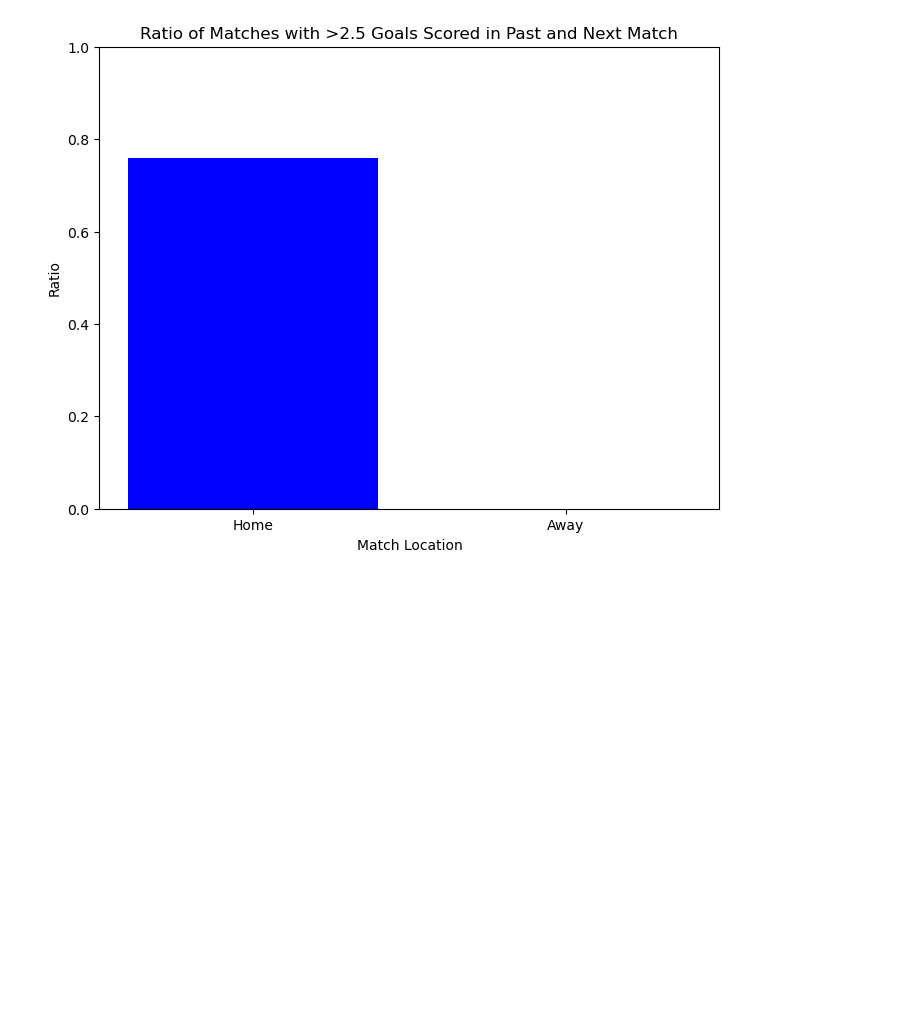
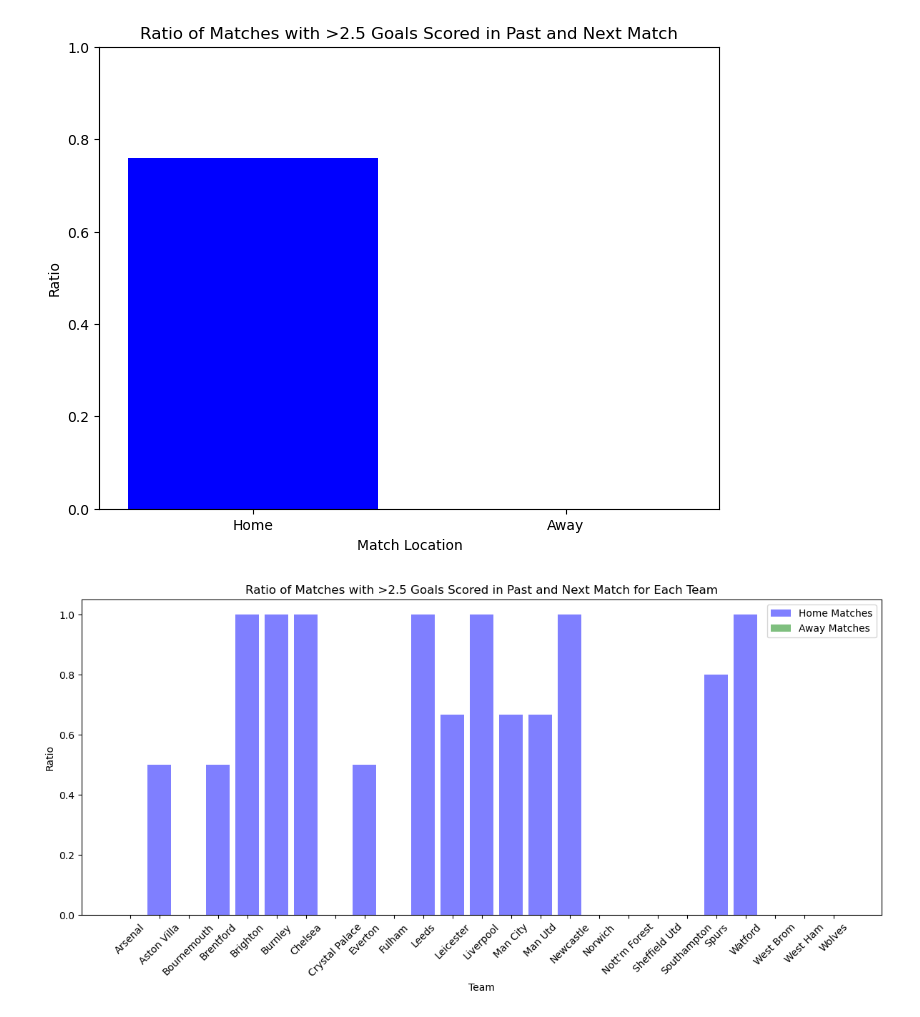
Before and after one commit to Subashcoder/Football-Match-Prediction, a Jupyter notebook: EDA.ipynb, the cells around one changed output. Saved outputs shown, nothing was run; the diff lists cells and outputs as text; code cells hidden in the pictures; blank space fills up the shorter version.

```diff
--- a/EDA.ipynb
+++ b/EDA.ipynb
@@ -200,3 +200,46 @@ else:
     print("No matches found where the team scored more than 2.5 goals.")
 # %% [output]
 [figure]
+# %%
+#Get unique team names
+unique_teams = df['team_x'].unique()
+
+# Initialize dictionaries to store ratios for home and away matches for each team
+home_ratios = {}
+away_ratios = {}
+
+# Iterate over each team
+for team_name in unique_teams:
+    # Filter the dataframe to include only matches where the team scored more than 2.5 goals
+    team_high_scoring_matches = df[(df['team_x'] == team_name) & (df['goals_scored'] > 2.5)]
+
+    # Check if there are any matches meeting the criteria
+    if len(team_high_scoring_matches) > 0:
+        # Compute the ratio of matches where the team scored more than 2.5 goals in the past
+        # and scored more than 2.5 goals in the next match, for both home and away matches separately
+        team_home_matches = team_high_scoring_matches[team_high_scoring_matches['was_home']]
+        team_away_matches = team_high_scoring_matches[~team_high_scoring_matches['was_home']]
+
+        team_home_ratio = len(team_home_matches[team_home_matches['team_a_score'] > 2.5]) / len(team_home_matches) if len(team_home_matches) > 0 else 0
+        team_away_ratio = len(team_away_matches[team_away_matches['team_h_score'] > 2.5]) / len(team_away_matches) if len(team_away_matches) > 0 else 0
+
+        # Store the ratios for the current team
+        home_ratios[team_name] = team_home_ratio
+        away_ratios[team_name] = team_away_ratio
+    else:
+        home_ratios[team_name] = 0
+        away_ratios[team_name] = 0
+
+# Visualize the ratio of matches meeting the criteria for each team, for both home and away matches
+plt.figure(figsize=(12, 6))
+plt.bar(unique_teams, home_ratios.values(), color='blue', alpha=0.5, label='Home Matches')
+plt.bar(unique_teams, away_ratios.values(), color='green', alpha=0.5, label='Away Matches')
+plt.title('Ratio of Matches with >2.5 Goals Scored in Past and Next Match for Each Team')
+plt.xlabel('Team')
+plt.ylabel('Ratio')
+plt.xticks(rotation=45)
+plt.legend()
+plt.tight_layout()
+plt.show()
+# %% [output]
+[figure, added]
```
Also changed, not shown: parts of 1 cell of this notebook.
